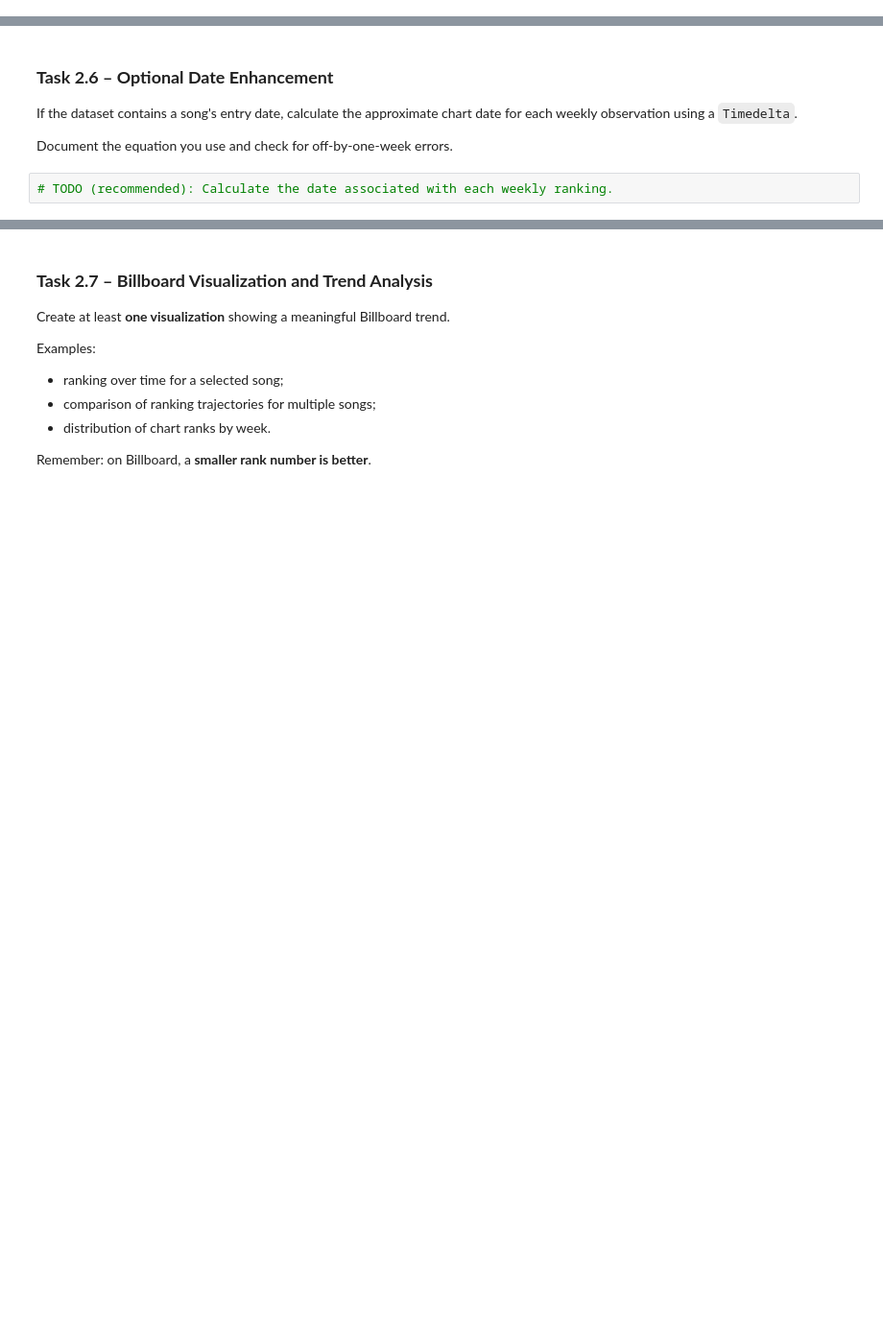
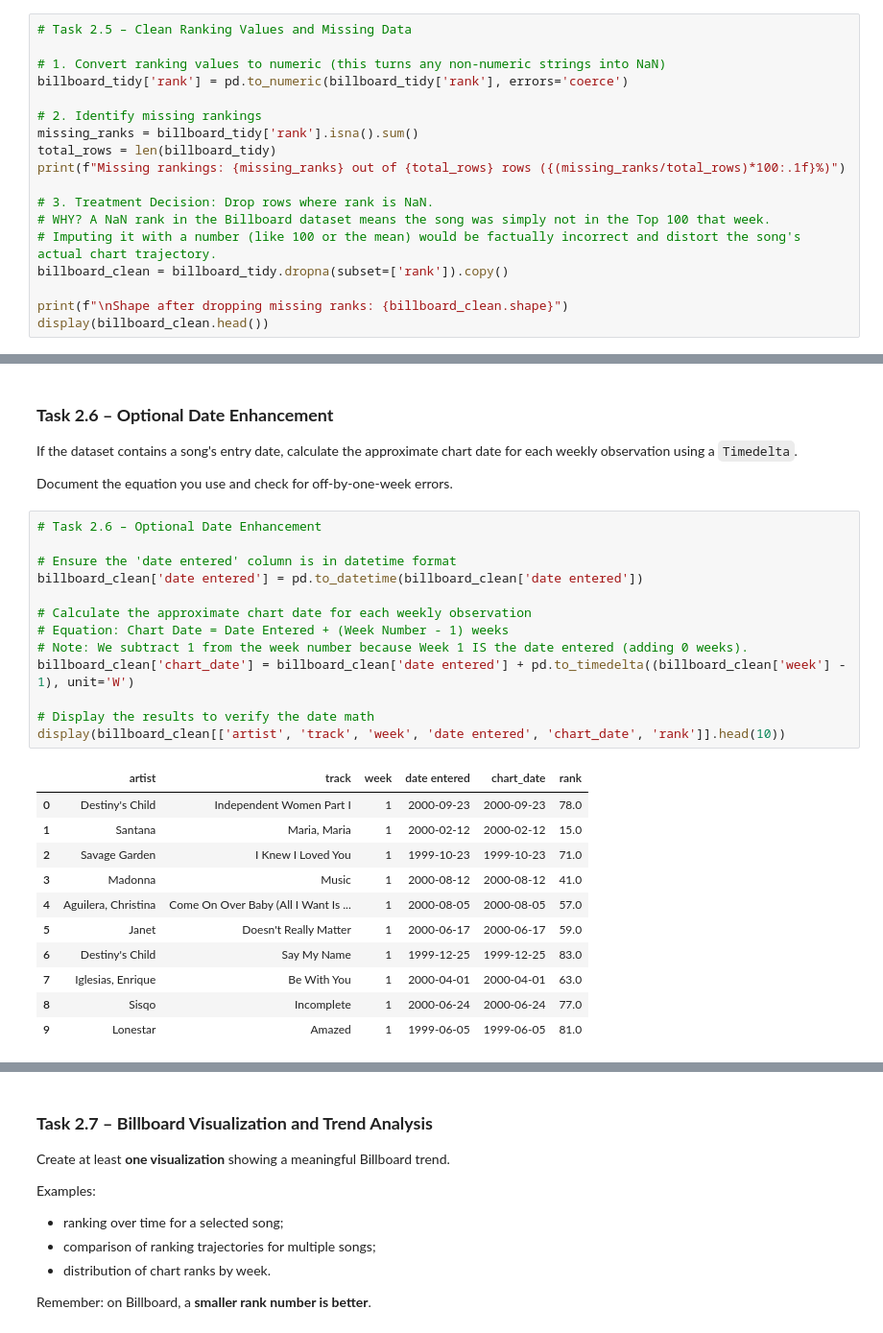
Before and after one commit to ricardo-mohammed/cleaning-imputation-outliers, a Jupyter notebook: notebooks/week5Lab_Students.ipynb, the cells around one changed output, grey strips where cells are left out. Shown at 96% size. Cells and saved outputs as stored; diff of their text form; blank space fills up the shorter version.

```diff
--- a/notebooks/week5Lab_Students.ipynb
+++ b/notebooks/week5Lab_Students.ipynb
@@ -432,0 +632,18 @@ Convert the extracted week number to a numeric type after cleaning.
+# %%
+# Task 2.5 – Clean Ranking Values and Missing Data
+
+# 1. Convert ranking values to numeric (this turns any non-numeric strings into NaN)
+billboard_tidy['rank'] = pd.to_numeric(billboard_tidy['rank'], errors='coerce')
+
+# 2. Identify missing rankings
+missing_ranks = billboard_tidy['rank'].isna().sum()
+total_rows = len(billboard_tidy)
+print(f"Missing rankings: {missing_ranks} out of {total_rows} rows ({(missing_ranks/total_rows)*100:.1f}%)")
+
+# 3. Treatment Decision: Drop rows where rank is NaN.
+# WHY? A NaN rank in the Billboard dataset means the song was simply not in the Top 100 that week.
+# Imputing it with a number (like 100 or the mean) would be factually incorrect and distort the song's actual chart trajectory.
+billboard_clean = billboard_tidy.dropna(subset=['rank']).copy()
+
+print(f"\nShape after dropping missing ranks: {billboard_clean.shape}")
+display(billboard_clean.head())
@@ -436,5 +663,28 @@ Convert the extracted week number to a numeric type after cleaning.
 If the dataset contains a song's entry date, calculate the approximate chart date for each weekly observation using a `Timedelta`.
 
 Document the equation you use and check for off-by-one-week errors.
-# %%
-# TODO (recommended): Calculate the date associated with each weekly ranking.
+# %%
+# Task 2.6 – Optional Date Enhancement
+
+# Ensure the 'date entered' column is in datetime format
+billboard_clean['date entered'] = pd.to_datetime(billboard_clean['date entered'])
+
+# Calculate the approximate chart date for each weekly observation
+# Equation: Chart Date = Date Entered + (Week Number - 1) weeks
+# Note: We subtract 1 from the week number because Week 1 IS the date entered (adding 0 weeks).
+billboard_clean['chart_date'] = billboard_clean['date entered'] + pd.to_timedelta((billboard_clean['week'] - 1), unit='W')
+
+# Display the results to verify the date math
+display(billboard_clean[['artist', 'track', 'week', 'date entered', 'chart_date', 'rank']].head(10))
+# %% [output]
+|  | artist | track | week | date entered | chart_date | rank |
+| 0 | Destiny's Child | Independent Women Part I | 1 | 2000-09-23 | 2000-09-23 | 78.0 |
+| 1 | Santana | Maria, Maria | 1 | 2000-02-12 | 2000-02-12 | 15.0 |
+| 2 | Savage Garden | I Knew I Loved You | 1 | 1999-10-23 | 1999-10-23 | 71.0 |
+| 3 | Madonna | Music | 1 | 2000-08-12 | 2000-08-12 | 41.0 |
+| 4 | Aguilera, Christina | Come On Over Baby (All I Want Is ... | 1 | 2000-08-05 | 2000-08-05 | 57.0 |
+| 5 | Janet | Doesn't Really Matter | 1 | 2000-06-17 | 2000-06-17 | 59.0 |
+| 6 | Destiny's Child | Say My Name | 1 | 1999-12-25 | 1999-12-25 | 83.0 |
+| 7 | Iglesias, Enrique | Be With You | 1 | 2000-04-01 | 2000-04-01 | 63.0 |
+| 8 | Sisqo | Incomplete | 1 | 2000-06-24 | 2000-06-24 | 77.0 |
+| 9 | Lonestar | Amazed | 1 | 1999-06-05 | 1999-06-05 | 81.0 |
```
Also changed, not shown: parts of 30 cells of this notebook, 4 other files.
